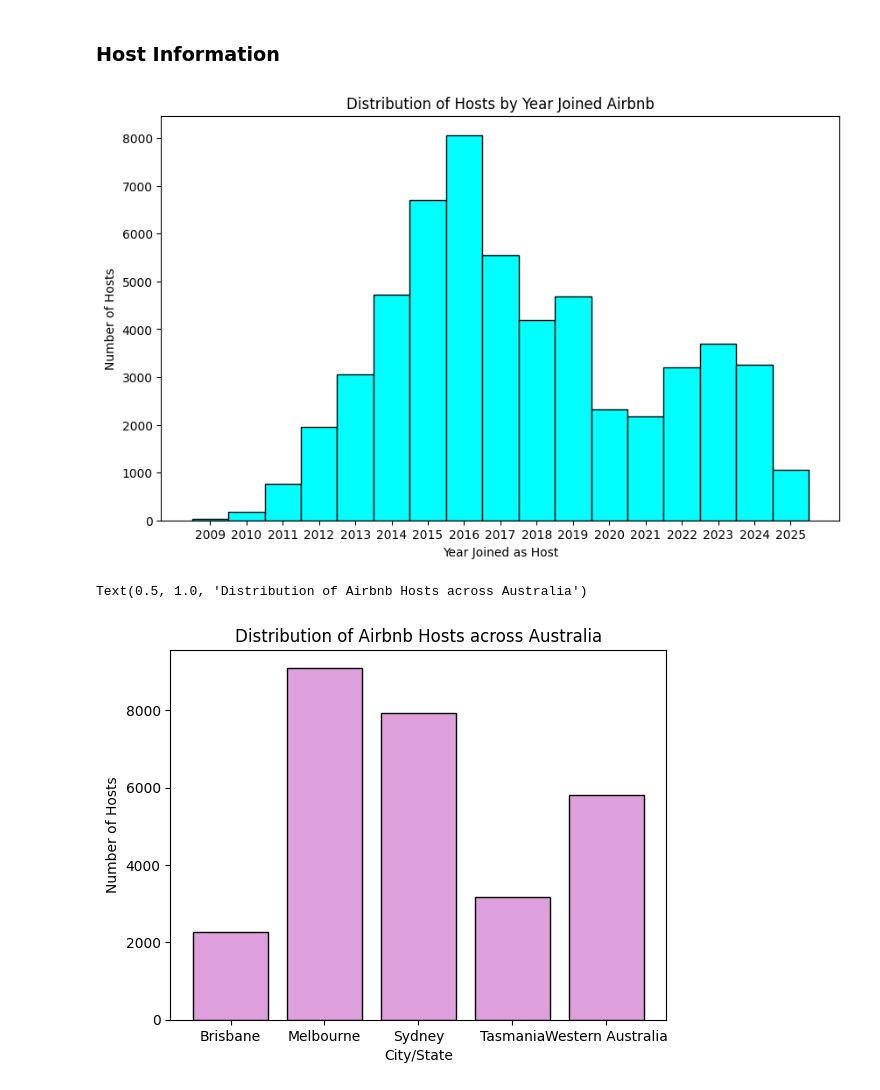
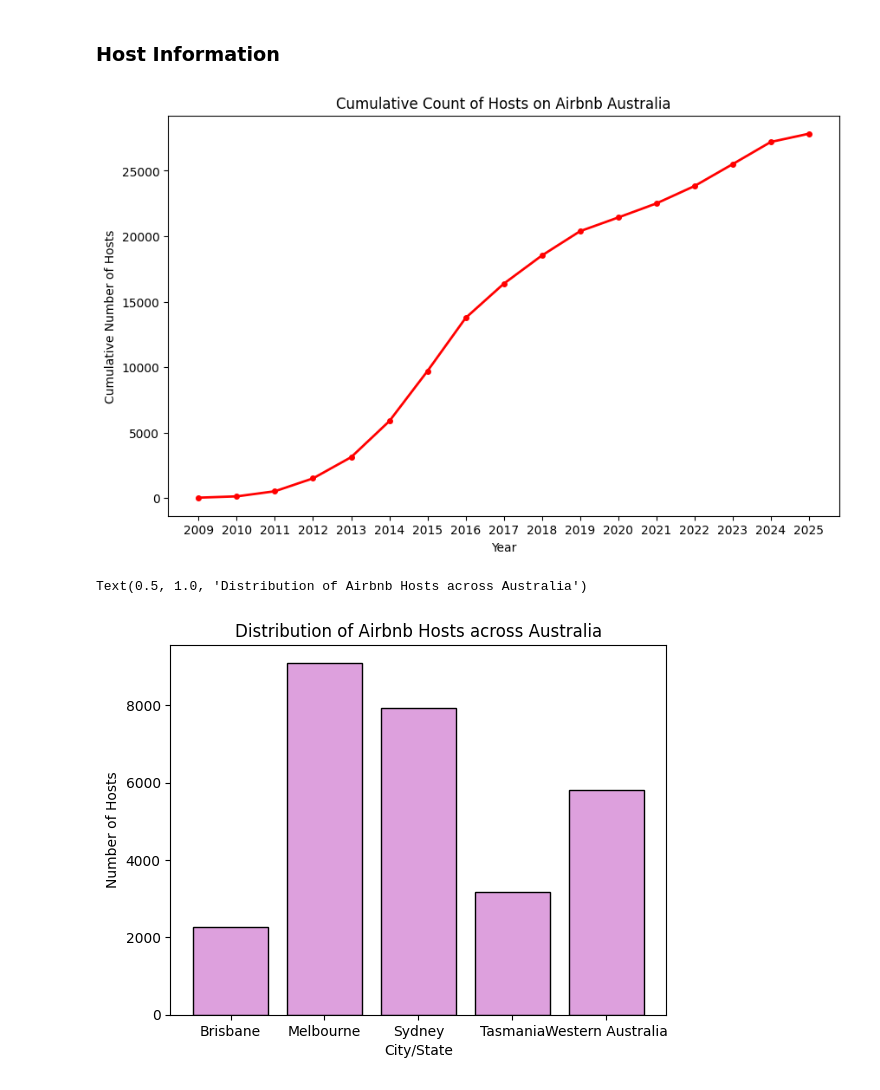
Before and after one commit to jxcksonli/airbnb-australia-price-analysis, a Jupyter notebook: airbnbn-analysis.ipynb, the cells around one changed output. Drawn from its saved outputs; the diff is of its cells as text; code cells hidden in the pictures.

Commit message:
Finish prelim visualisations

```diff
--- a/airbnbn-analysis.ipynb
+++ b/airbnbn-analysis.ipynb
@@ -86,22 +89,25 @@ plt.show()
 # %%
 combined['host_since'] = pd.to_datetime(combined['host_since'])
 combined['host_since_year'] = combined['host_since'].dt.year
+cumulative = combined.groupby('host_since_year')['host_id'].nunique().cumsum()
 
 plt.figure(figsize=(10, 6))
-plt.hist(combined['host_since_year'], bins=range(int(combined['host_since_year'].min()), int(combined['host_since_year'].max()) + 2), edgecolor = 'black', align = 'left', color = 'aqua')
-plt.xlabel('Year Joined as Host')
-plt.ylabel('Number of Hosts')
-plt.title('Distribution of Hosts by Year Joined Airbnb')
-plt.xticks(range(int(combined['host_since_year'].min()), int(combined['host_since_year'].max()) + 1))
+plt.plot(cumulative.index, cumulative.values, color= 'red', linewidth= 2, marker= 'o', markersize= 4)
+plt.xlabel('Year')
+plt.ylabel('Cumulative Number of Hosts')
+plt.title('Cumulative Count of Hosts on Airbnb Australia')
+plt.xticks(cumulative.index)
 plt.show()
+
+
 
 host_counts = combined.groupby('city')['host_id'].nunique()
 
 plt.bar(host_counts.index, host_counts.values, color = 'plum', edgecolor = 'black')
 plt.xlabel('City/State')
 plt.ylabel('Number of Hosts')
 plt.title('Distribution of Airbnb Hosts across Australia')
 # %% [output]
-[figure, old version]
+[figure, new version]
 Text(0.5, 1.0, 'Distribution of Airbnb Hosts across Australia')
 [figure]
```
Also changed, not shown: parts of 4 cells of this notebook.
